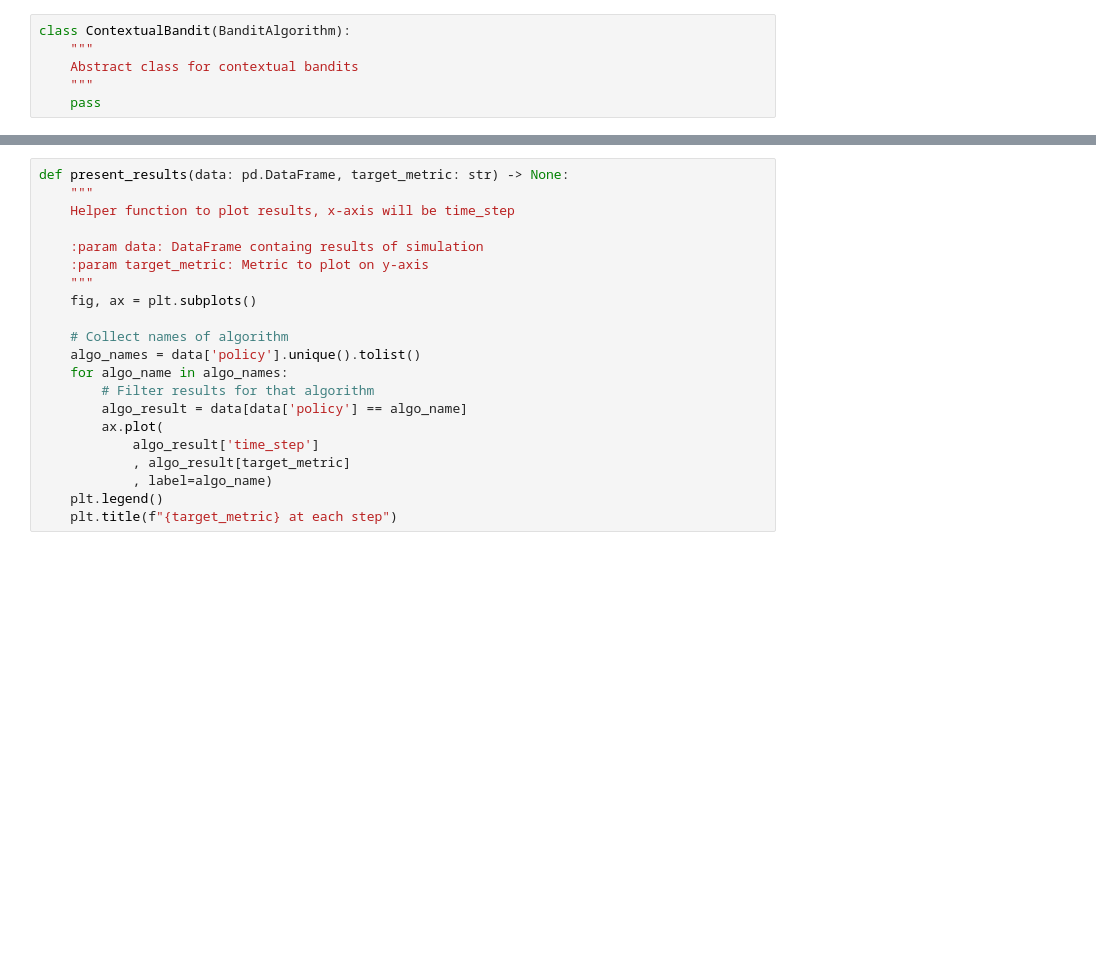
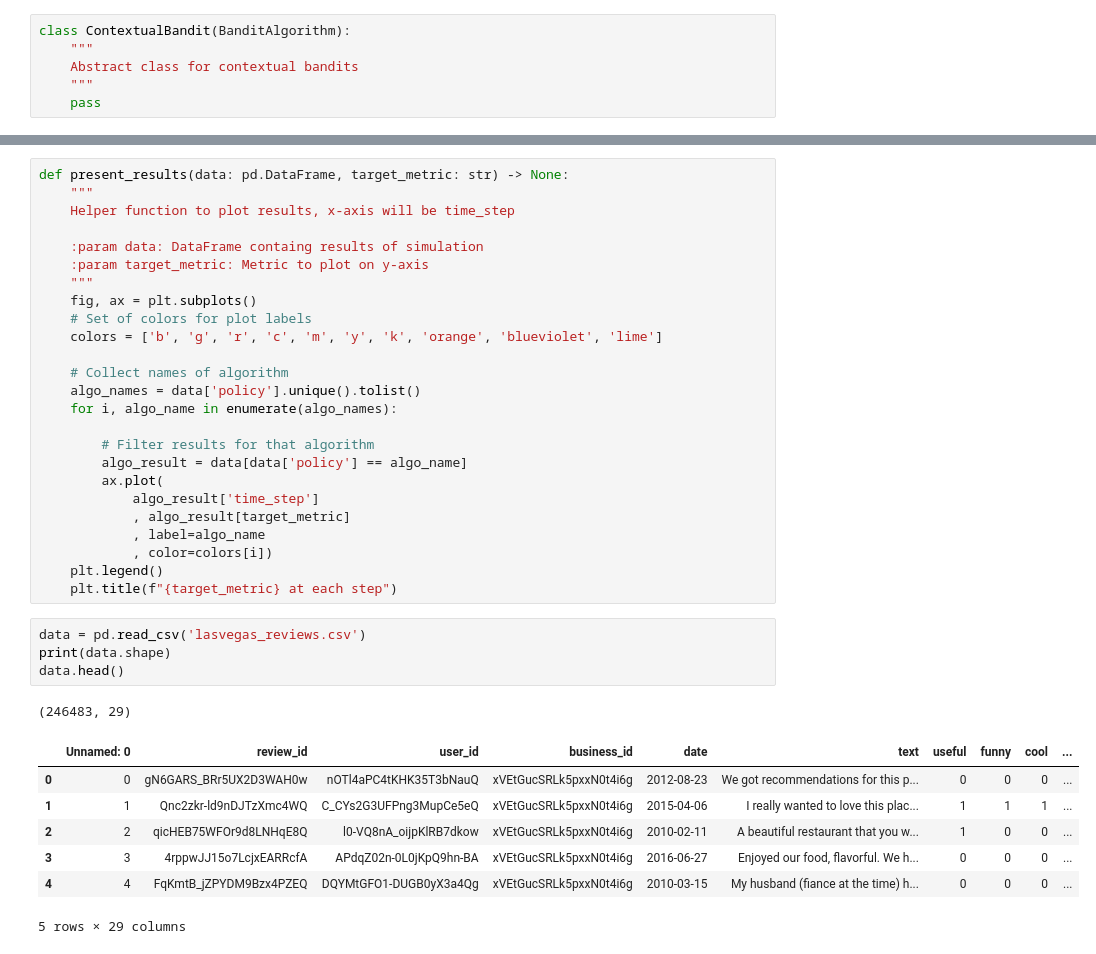
Before and after one commit to raychng/bt4014-project, a Jupyter notebook: bandits.ipynb, the cells around one changed output, grey strips where cells are left out. Saved outputs shown, nothing was run; the diff lists cells and outputs as text; blank space fills up the shorter version.

```diff
--- a/bandits.ipynb
+++ b/bandits.ipynb
@@ -371,15 +379,32 @@ def present_results(data: pd.DataFrame, target_metric: str) -> None:
     :param target_metric: Metric to plot on y-axis
     """
     fig, ax = plt.subplots()
+    # Set of colors for plot labels
+    colors = ['b', 'g', 'r', 'c', 'm', 'y', 'k', 'orange', 'blueviolet', 'lime']
 
     # Collect names of algorithm
     algo_names = data['policy'].unique().tolist()
-    for algo_name in algo_names:
+    for i, algo_name in enumerate(algo_names):
+
         # Filter results for that algorithm
         algo_result = data[data['policy'] == algo_name]
         ax.plot(
             algo_result['time_step']
             , algo_result[target_metric]
-            , label=algo_name)
+            , label=algo_name
+            , color=colors[i])
     plt.legend()
     plt.title(f"{target_metric} at each step")
+# %%
+data = pd.read_csv('lasvegas_reviews.csv')
+print(data.shape)
+data.head()
+# %% [output]
+(246483, 29)
+|  | Unnamed: 0 | review_id | user_id | business_id | date | text | useful | funny | cool | ... |
+| 0 | 0 | gN6GARS_BRr5UX2D3WAH0w | nOTl4aPC4tKHK35T3bNauQ | xVEtGucSRLk5pxxN0t4i6g | 2012-08-23 | We got recommendations for this p... | 0 | 0 | 0 | ... |
+| 1 | 1 | Qnc2zkr-ld9nDJTzXmc4WQ | C_CYs2G3UFPng3MupCe5eQ | xVEtGucSRLk5pxxN0t4i6g | 2015-04-06 | I really wanted to love this plac... | 1 | 1 | 1 | ... |
+| 2 | 2 | qicHEB75WFOr9d8LNHqE8Q | l0-VQ8nA_oijpKlRB7dkow | xVEtGucSRLk5pxxN0t4i6g | 2010-02-11 | A beautiful restaurant that you w... | 1 | 0 | 0 | ... |
+| 3 | 3 | 4rppwJJ15o7LcjxEARRcfA | APdqZ02n-0L0jKpQ9hn-BA | xVEtGucSRLk5pxxN0t4i6g | 2016-06-27 | Enjoyed our food, flavorful. We h... | 0 | 0 | 0 | ... |
+| 4 | 4 | FqKmtB_jZPYDM9Bzx4PZEQ | DQYMtGFO1-DUGB0yX3a4Qg | xVEtGucSRLk5pxxN0t4i6g | 2010-03-15 | My husband (fiance at the time) h... | 0 | 0 | 0 | ... |
+5 rows × 29 columns
```
Also changed, not shown: parts of 10 cells of this notebook.
